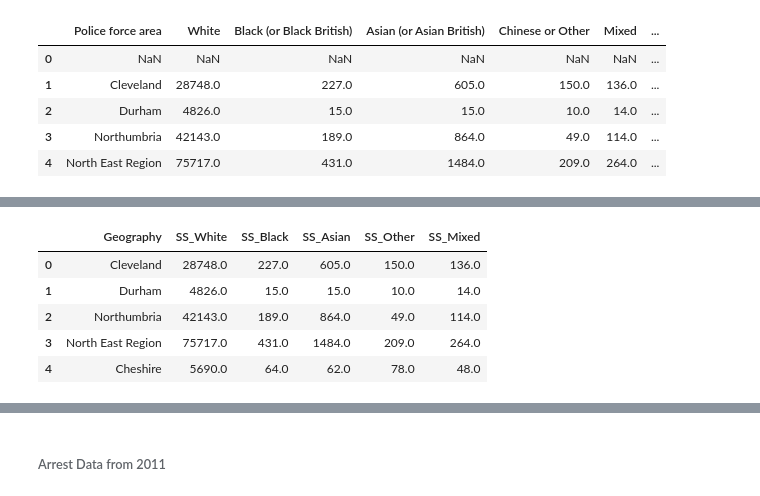
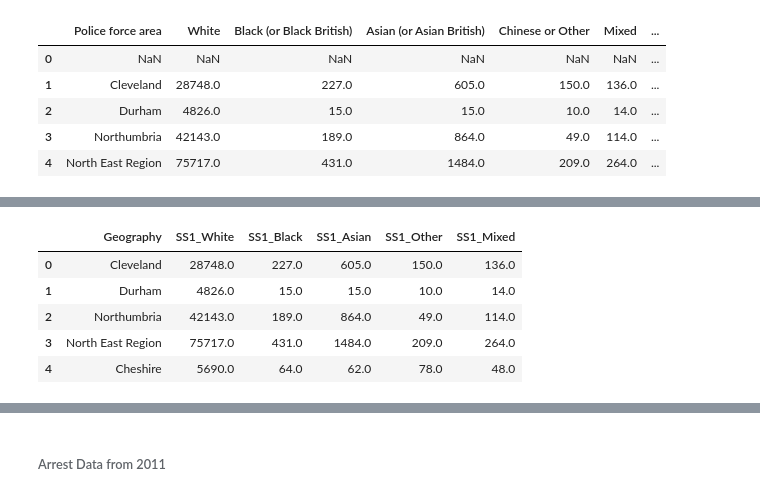
Before and after one commit to neerajthandayan/CourseProject, a Jupyter notebook: Crime_Data.ipynb, the cells around one changed output, grey strips where cells are left out. Drawn from its saved outputs; the diff is of its cells as text; code cells hidden in the pictures.

```diff
--- a/Crime_Data.ipynb
+++ b/Crime_Data.ipynb
@@ -31,6 +31,8 @@ stops-searches-1011 100%[===================>] 352.00K  --.-KB/s    in 0.03s
 # %%
-SS = pd.read_excel('stops-searches-1011-tabs.xls', sheet_name='SS.12', header=5)
-SS.head(5)
+# SS.12 - Number of persons and vehicles searched under section 1 of the Police and Criminal Evidence Act 1984
+
+SS1 = pd.read_excel('stops-searches-1011-tabs.xls', sheet_name='SS.12', header=5)
+SS1.head(5)
 # %% [output]
 |  | Police force area | White | Black (or Black British) | Asian (or Asian British) | Chinese or Other | Mixed | ... |
 | 0 | NaN | NaN | NaN | NaN | NaN | NaN | ... |
@@ -41,14 +55,14 @@ SS.head(5)
 # %%
 # Dropping uncessary columns
 # Here, the Not stated columsn is dropped as ethinicity unclear
 
-SS.drop(columns=['Vehicle only search','Total','Not \nstated'], inplace=True)
-SS.dropna(inplace=True)
-SS.columns = ['Geography','SS_White','SS_Black','SS_Asian','SS_Other','SS_Mixed']
-SS.reset_index(inplace=True, drop=True)
-SS.head(5)
+SS1.drop(columns=['Vehicle only search','Total','Not \nstated'], inplace=True)
+SS1.dropna(inplace=True)
+SS1.columns = ['Geography','SS1_White','SS1_Black','SS1_Asian','SS1_Other','SS1_Mixed']
+SS1.reset_index(inplace=True, drop=True)
+SS1.head(5)
 # %% [output]
-|  | Geography | SS_White | SS_Black | SS_Asian | SS_Other | SS_Mixed |
+|  | Geography | SS1_White | SS1_Black | SS1_Asian | SS1_Other | SS1_Mixed |
 | 0 | Cleveland | 28748.0 | 227.0 | 605.0 | 150.0 | 136.0 |
 | 1 | Durham | 4826.0 | 15.0 | 15.0 | 10.0 | 14.0 |
 | 2 | Northumbria | 42143.0 | 189.0 | 864.0 | 49.0 | 114.0 |
```
Also changed, not shown: parts of 7 cells of this notebook.
